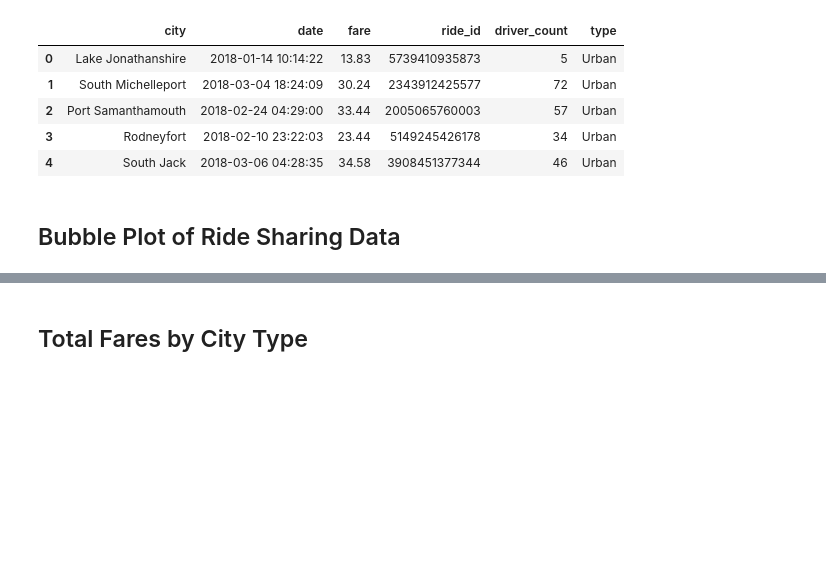
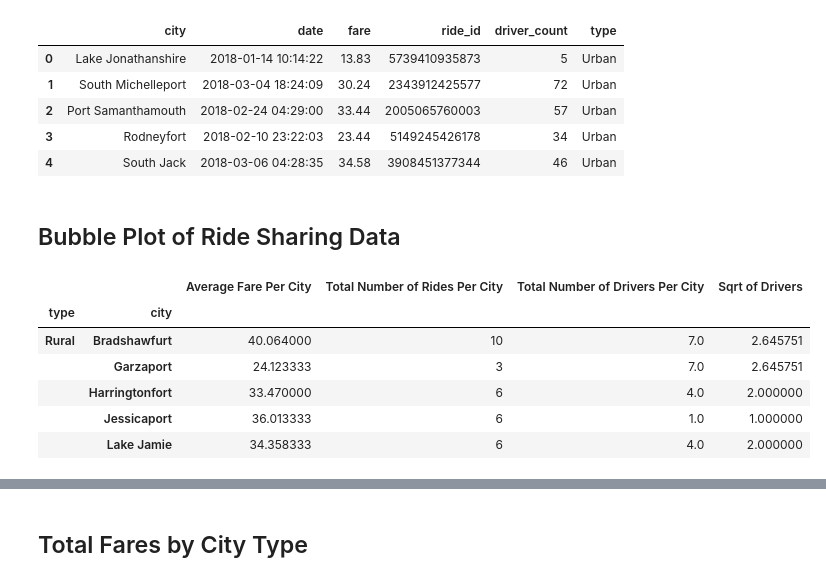
Before and after one commit to snhartje/Homework, a Jupyter notebook: 05-Matplotlib/Pyber/SHartje-05-Homework-Pyber.ipynb, the cells around one changed output, grey strips where cells are left out. Saved outputs shown, nothing was run; the diff lists cells and outputs as text; code cells hidden in the pictures; blank space fills up the shorter version.

```diff
--- a/05-Matplotlib/Pyber/SHartje-05-Homework-Pyber.ipynb
+++ b/05-Matplotlib/Pyber/SHartje-05-Homework-Pyber.ipynb
@@ -28,4 +29,33 @@ pyber_df.head()
 | 4 | South Jack | 2018-03-06 04:28:35 | 34.58 | 3908451377344 | 46 | Urban |
 # %% [markdown]
 ## Bubble Plot of Ride Sharing Data
+# %%
+# Obtain the x and y coordinates for each of the three city types
+grouped_pyber_df = pyber_df.groupby(["type", "city"])
+grouped_pyber_df.count()
+
+# Average Fare ($) Per City
+Average_Fare = grouped_pyber_df["fare"].mean()
+
+# Total Number of Rides Per City
+Num_Rides = grouped_pyber_df["ride_id"].count()
+
+# Total Number of Drivers Per City
+Num_Drivers = grouped_pyber_df["driver_count"].sum()/Num_Rides
+
+# Create dataframe to easily see data as needed
+Pyber_Summary_df = pd.DataFrame(Average_Fare)
+Pyber_Summary_df["Total Number of Rides Per City"] = Num_Rides
+Pyber_Summary_df["Total Number of Drivers Per City"] = Num_Drivers
+Pyber_Summary_df["Sqrt of Drivers"] = np.sqrt(Pyber_Summary_df["Total Number of Drivers Per City"])
+Pyber_Summary_df = Pyber_Summary_df.rename(columns={'fare':'Average Fare Per City'})
+Pyber_Summary_df.head()
+# %% [output]
+|  |  | Average Fare Per City | Total Number of Rides Per City | Total Number of Drivers Per City | Sqrt of Drivers |
+| type | city |  |  |  |  |
+| Rural | Bradshawfurt | 40.064000 | 10 | 7.0 | 2.645751 |
+|  | Garzaport | 24.123333 | 3 | 7.0 | 2.645751 |
+|  | Harringtonfort | 33.470000 | 6 | 4.0 | 2.000000 |
+|  | Jessicaport | 36.013333 | 6 | 1.0 | 1.000000 |
+|  | Lake Jamie | 34.358333 | 6 | 4.0 | 2.000000 |
 # %%
```
Also changed, not shown: parts of 2 cells of this notebook, 2 other files.
